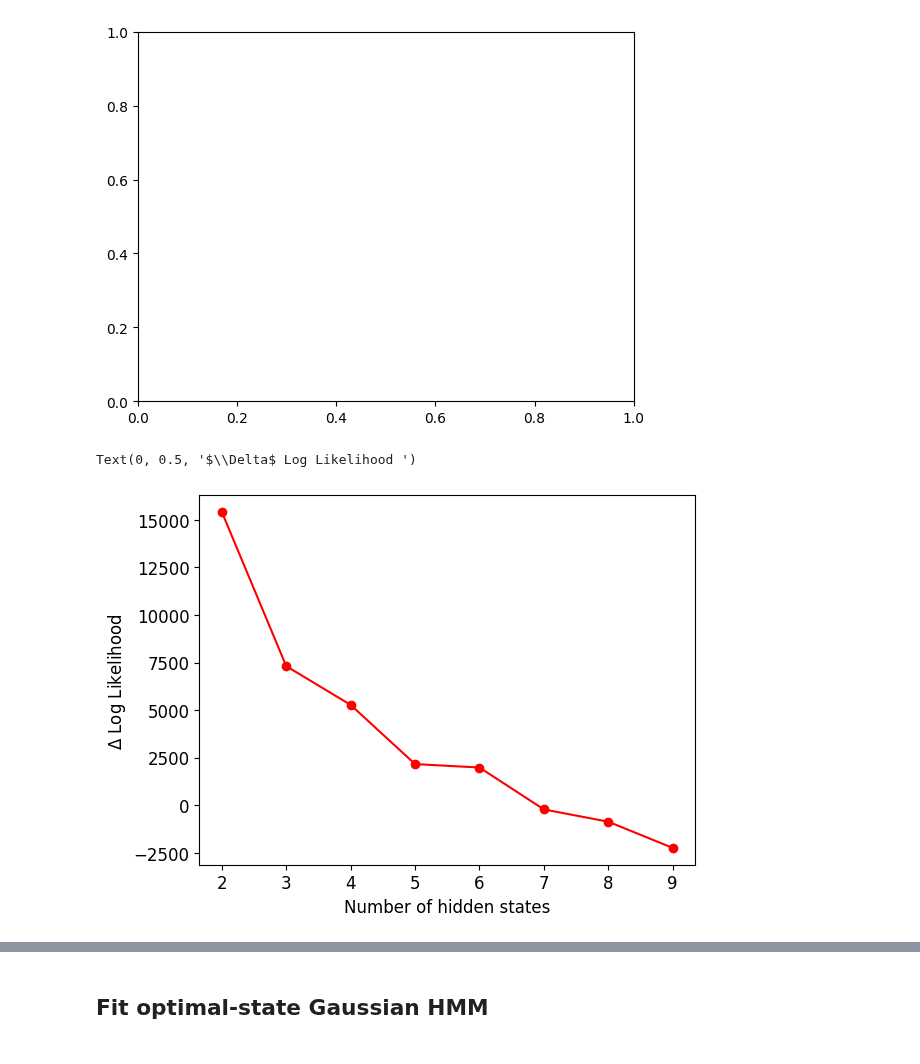
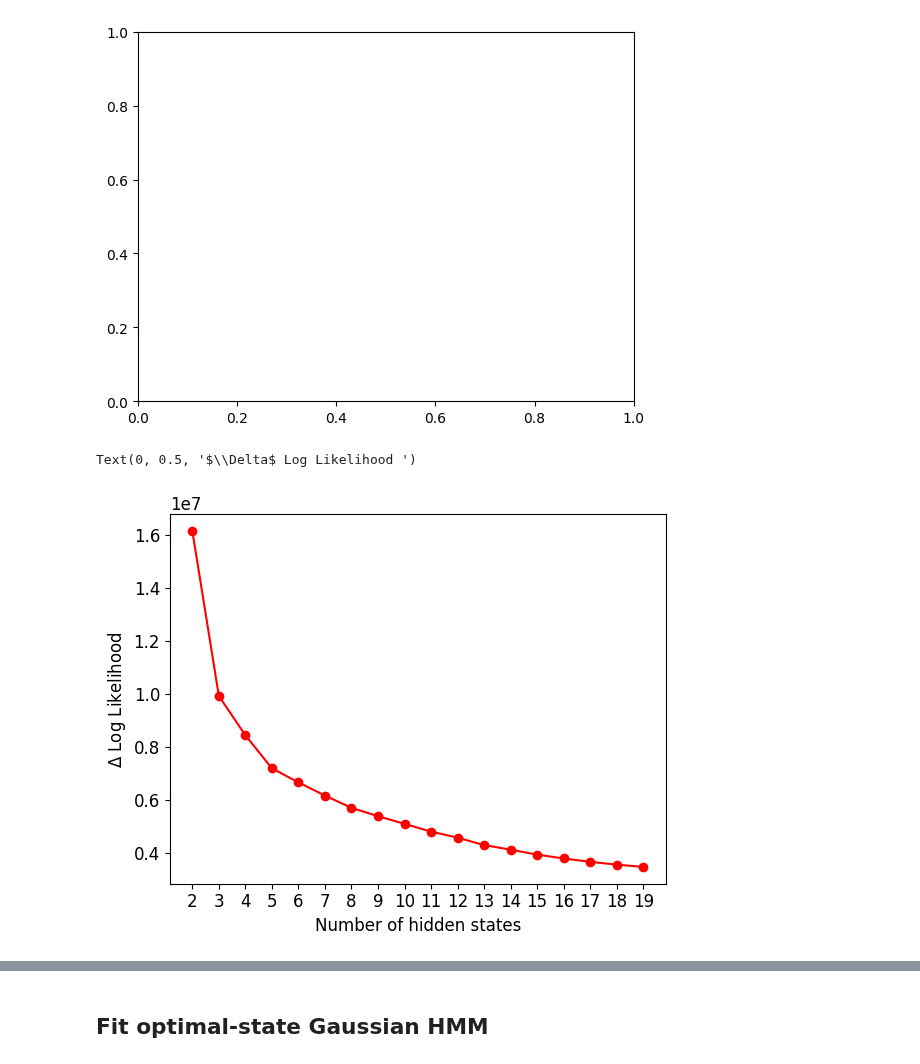
Before and after one commit to ineslaranjeira/representation_learning_variability, a Jupyter notebook: Models/Sub-trial/2_fit_models/gaussian_hmm.ipynb, the cells around one changed output, grey strips where cells are left out. Saved outputs shown, nothing was run; the diff lists cells and outputs as text; code cells hidden in the pictures.

```diff
--- a/Models/Sub-trial/2_fit_models/gaussian_hmm.ipynb
+++ b/Models/Sub-trial/2_fit_models/gaussian_hmm.ipynb
@@ -48,16 +65,16 @@ data_path =  '/home/ines/repositories/representation_learning_variability/DATA/S
 os.chdir(data_path)
 
 datasets = ["design_matrix_0.03", "design_matrix_0.05", "design_matrix_0.1"]
+datasets = ['design_matrix_v2_' + str(example_session) + '_0.1']
 datasets = ['design_matrix_v2_0.1']
 matrix_all_bins = defaultdict(list)
 
 for b, binning in enumerate(datasets):
     big_design_matrix = pickle.load(open(binning, "rb"))
     var_names = ['avg_wheel_vel', 'pupil_diameter',
-       'whisker_me']
-    #, 'nose_speed_X', 'nose_speed_Y', 'r_paw_speed_X',
-    #   'r_paw_speed_Y', 'l_paw_speed_X', 'l_paw_speed_Y', 'pupil_speed_X',
-    #   'pupil_speed_Y', 'Gaussian_licks'
+       'whisker_me', 'nose_speed_X', 'nose_speed_Y',
+       'l_paw_speed_X', 'l_paw_speed_Y', 'pupil_speed_X',
+       'pupil_speed_Y', 'Gaussian_licks']
 
     design_matrix = big_design_matrix.groupby('Bin')[var_names].mean()  #
     design_matrix = design_matrix.reset_index(level=[0])  # , 'Onset times'
@@ -115,7 +132,7 @@ for b, binning in enumerate(datasets):
 # %%
 num_iters = 100
 num_train_batches = 5
-last_state = 10  # Test up until last_state Ks
+last_state = 20  # Test up until last_state Ks
 state_step = 1
 # %% [markdown]
 ## Cross-validate and compare models with different K and different time resolutions
@@ -249,15 +272,15 @@ ValueError: x and y must have same first dimension, but have shapes (28,) and (1
 [figure]
 # %%
 #plt.plot(all_num_states, baselineAIC, '-ko')
-plt.plot(all_num_states, AIC, '-ko', color='red')
+plt.plot(all_num_states, delta_AIC, '-ko', color='red')
 #plt.plot(all_num_states, delta_AIC, '-ko', color='green')
 
 plt.xticks(States)
 plt.xlabel("Number of hidden states")
 plt.ylabel("$\Delta$ Log Likelihood ")
 # %% [output]
 Text(0, 0.5, '$\\Delta$ Log Likelihood ')
-[figure, old version]
+[figure, new version]
 # %%
 plt.plot(all_num_states, AIC, '-ko')
 plt.xticks(States)
```
Also changed, not shown: parts of 15 cells of this notebook, 3 other files.
